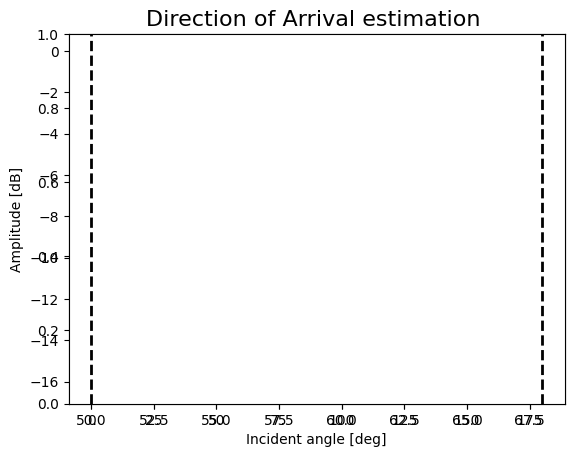
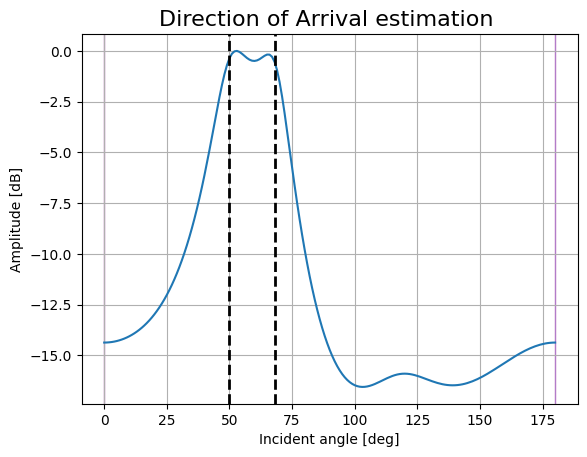
The change to this notebook cell's code, shown as a diff; its figure went from the first image to the second:
--- before
+++ after
@@ -65,7 +65,7 @@
 # DOA_plot(Bartlett, incident_angles, log_scale_min = -50)
 
-DOA_plot(Capon, incident_angles, log_scale_min = -50)
+axes = DOA_plot(Capon, incident_angles, log_scale_min = -50)
 # Mark nominal incident angles
-axes = plt.axes()
 axes.axvline(linestyle = '--',linewidth = 2,color = 'black',x = theta1)
 axes.axvline(linestyle = '--',linewidth = 2,color = 'black',x = theta2)
+axes.plot()

Commit: incremental verification of the .ipynb